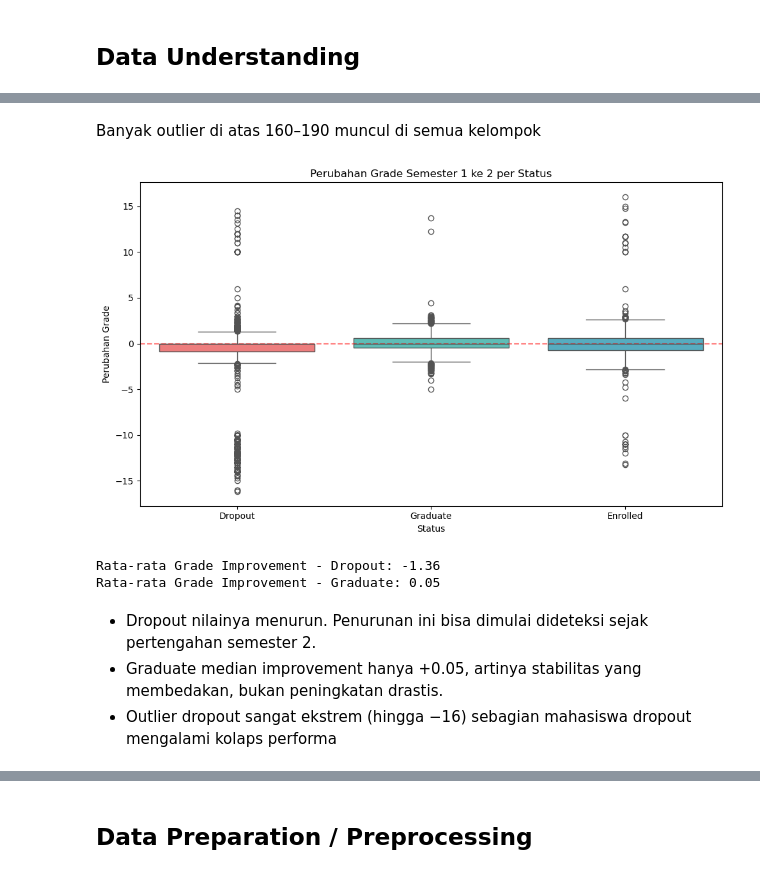
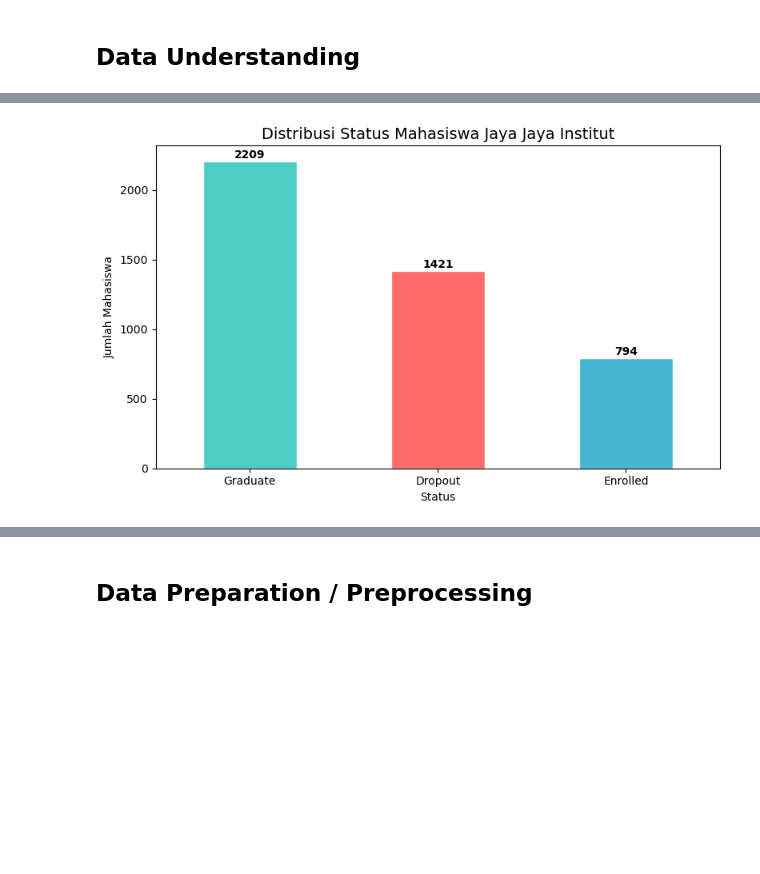
Before and after one commit to donnycharles88/Submission-Data-Science, a Jupyter notebook: notebook.ipynb, the cells around one changed output, grey strips where cells are left out. Drawn from its saved outputs; the diff is of its cells as text; code cells hidden in the pictures; blank space fills up the shorter version.

```diff
--- a/notebook.ipynb
+++ b/notebook.ipynb
@@ -150,28 +70,14 @@ plt.show()
-# %% [markdown]
-Banyak outlier di atas 160–190 muncul di semua kelompok
-# %%
-df['Grade_Improvement'] = df['Curricular_units_2nd_sem_grade'] - df['Curricular_units_1st_sem_grade']
-
-plt.figure(figsize=(10, 6))
-sns.boxplot(x='Status', y='Grade_Improvement', data=df,
-            palette=['#ff6b6b', '#4ecdc4', '#45b7d1'])
-plt.axhline(y=0, color='red', linestyle='--', alpha=0.5)
-plt.title('Perubahan Grade Semester 1 ke 2 per Status')
-plt.xlabel('Status')
-plt.ylabel('Perubahan Grade')
-plt.tight_layout()
-plt.show()
-
-# Insight: Mahasiswa yang dropout cenderung memiliki grade improvement negatif
-dropout_improvement = df[df['Status']=='Dropout']['Grade_Improvement'].mean()
-graduate_improvement = df[df['Status']=='Graduate']['Grade_Improvement'].mean()
-print(f"Rata-rata Grade Improvement - Dropout: {dropout_improvement:.2f}")
-print(f"Rata-rata Grade Improvement - Graduate: {graduate_improvement:.2f}")
-# %% [output]
-[figure, removed]
-Rata-rata Grade Improvement - Dropout: -1.36
-Rata-rata Grade Improvement - Graduate: 0.05
-# %% [markdown]
-- Dropout nilainya menurun. Penurunan ini bisa dimulai dideteksi sejak pertengahan semester 2.
-- Graduate median improvement hanya +0.05, artinya stabilitas yang membedakan, bukan peningkatan drastis.
-- Outlier dropout sangat ekstrem (hingga −16) sebagian mahasiswa dropout mengalami kolaps performa
+# %%
+plt.figure(figsize=(8, 5))
+colors = ['#4ecdc4', '#ff6b6b', '#45b7d1']
+df['Status'].value_counts().plot(kind='bar', color=colors, edgecolor='white')
+plt.title('Distribusi Status Mahasiswa Jaya Jaya Institut', fontsize=14)
+plt.xlabel('Status')
+plt.ylabel('Jumlah Mahasiswa')
+plt.xticks(rotation=0)
+for i, v in enumerate(df['Status'].value_counts()):
+    plt.text(i, v + 20, str(v), ha='center', fontweight='bold')
+plt.tight_layout()
+plt.show()
+# %% [output]
+[figure, added]
```
Also changed, not shown: parts of 35 cells of this notebook.
